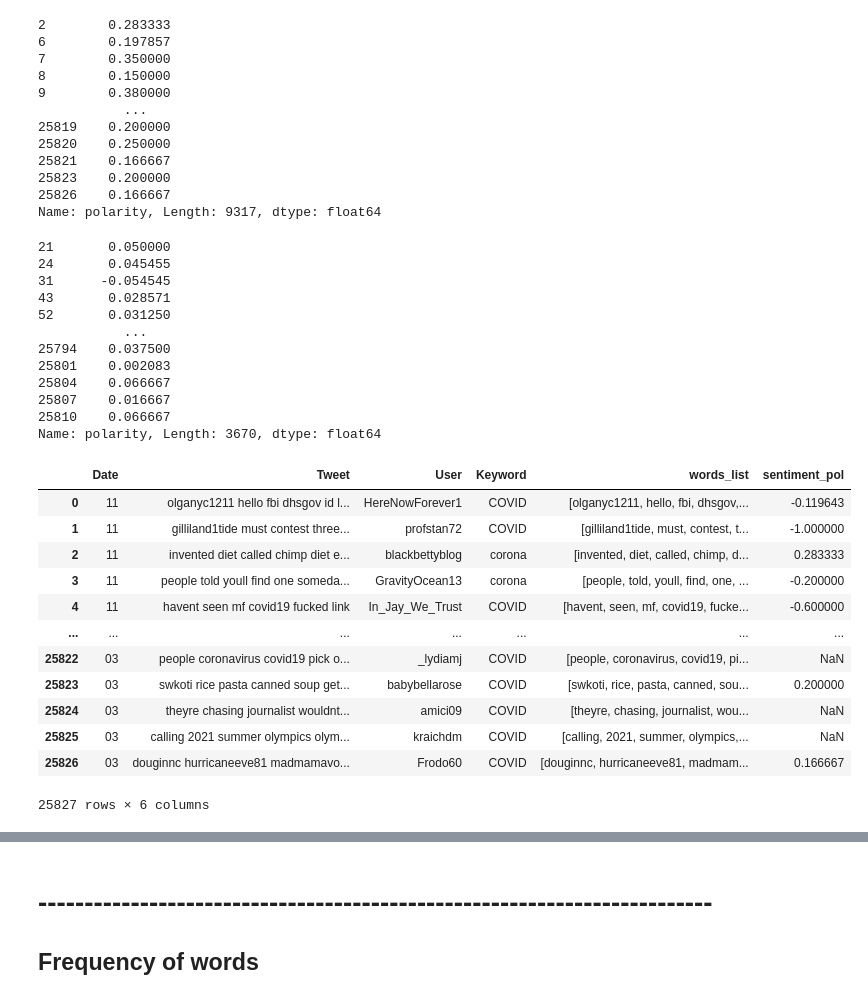
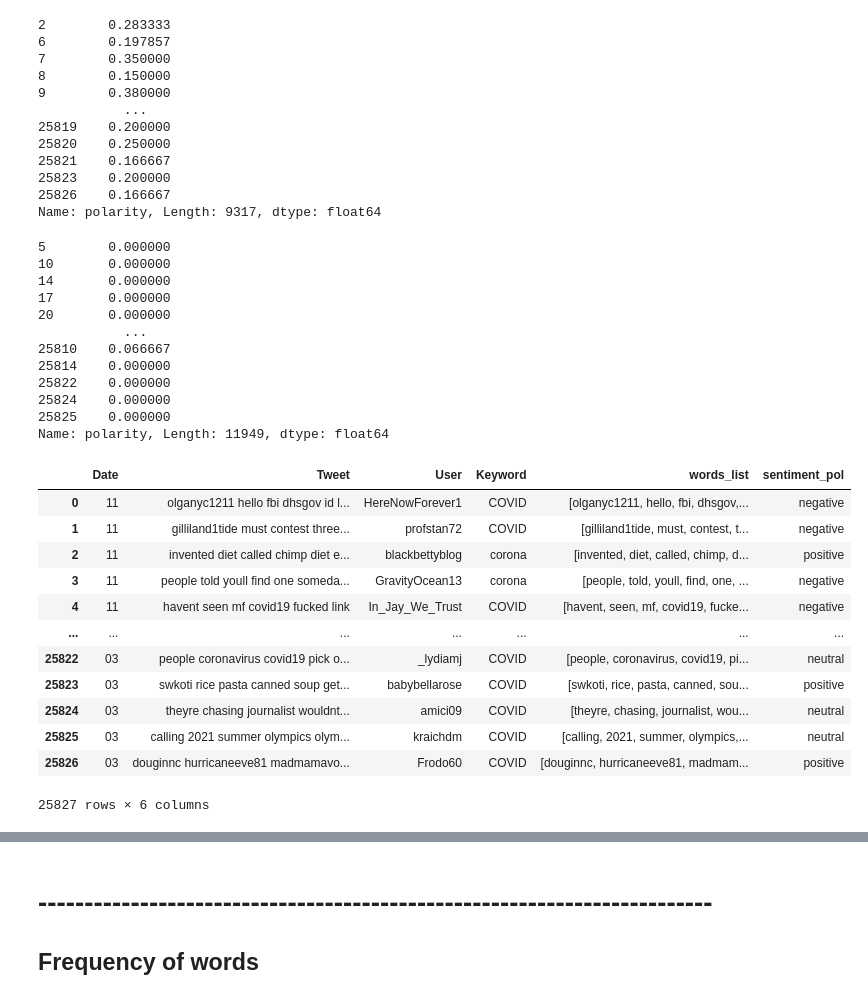
Before and after one commit to AndrewEdward37/67364_Final_Project, a Jupyter notebook: analysis.ipynb, the cells around one changed output, grey strips where cells are left out. Saved outputs shown, nothing was run; the diff lists cells and outputs as text; code cells hidden in the pictures.

```diff
--- a/analysis.ipynb
+++ b/analysis.ipynb
@@ -380,7 +380,7 @@ print(sentiment_values[0])
 # Create dataframe containing the polarity value and tweet text
 
 sentiment_df = pd.DataFrame(sentiment_values, columns=["polarity", "tweet"])
-sentiment_df = sentiment_df[sentiment_df.polarity != 0]
+# sentiment_df = sentiment_df[sentiment_df.polarity != 0]
 #print(sentiment_df)
 x = sentiment_df['polarity'].values # array with polarity only
 
@@ -431,33 +447,42 @@ neutrals = neutrals[neutrals < 0.1]
 neutrals = neutrals[neutrals > -0.1]
 neutrals
 # %% [output]
-21       0.050000
-24       0.045455
-31      -0.054545
-43       0.028571
-52       0.031250
+5        0.000000
+10       0.000000
+14       0.000000
+17       0.000000
+20       0.000000
            ...
-25794    0.037500
-25801    0.002083
-25804    0.066667
-25807    0.016667
 25810    0.066667
-Name: polarity, Length: 3670, dtype: float64
+25814    0.000000
+25822    0.000000
+25824    0.000000
+25825    0.000000
+Name: polarity, Length: 11949, dtype: float64
+# %%
+def polarity_category(pol):
+    if (pol < 0.1 and pol > -0.1):
+        return "neutral"
+    if pol >= 0.1:
+        return "positive"
+    if pol <= -0.1:
+        return "negative"
 # %%
 covid_19_tweets['sentiment_pol'] = sentiment_df['polarity']
+covid_19_tweets['sentiment_pol'] = covid_19_tweets['sentiment_pol'].apply(lambda x: polarity_category(x))
 covid_19_tweets
 # %% [output]
 |  | Date | Tweet | User | Keyword | words_list | sentiment_pol |
-| 0 | 11 | olganyc1211 hello fbi dhsgov id l... | HereNowForever1 | COVID | [olganyc1211, hello, fbi, dhsgov,... | -0.119643 |
-| 1 | 11 | gilliland1tide must contest three... | profstan72 | COVID | [gilliland1tide, must, contest, t... | -1.000000 |
-| 2 | 11 | invented diet called chimp diet e... | blackbettyblog | corona | [invented, diet, called, chimp, d... | 0.283333 |
-| 3 | 11 | people told youll find one someda... | GravityOcean13 | corona | [people, told, youll, find, one, ... | -0.200000 |
-| 4 | 11 | havent seen mf covid19 fucked link | In_Jay_We_Trust | COVID | [havent, seen, mf, covid19, fucke... | -0.600000 |
+| 0 | 11 | olganyc1211 hello fbi dhsgov id l... | HereNowForever1 | COVID | [olganyc1211, hello, fbi, dhsgov,... | negative |
+| 1 | 11 | gilliland1tide must contest three... | profstan72 | COVID | [gilliland1tide, must, contest, t... | negative |
+| 2 | 11 | invented diet called chimp diet e... | blackbettyblog | corona | [invented, diet, called, chimp, d... | positive |
+| 3 | 11 | people told youll find one someda... | GravityOcean13 | corona | [people, told, youll, find, one, ... | negative |
+| 4 | 11 | havent seen mf covid19 fucked link | In_Jay_We_Trust | COVID | [havent, seen, mf, covid19, fucke... | negative |
 | ... | ... | ... | ... | ... | ... | ... |
-| 25822 | 03 | people coronavirus covid19 pick o... | _lydiamj | COVID | [people, coronavirus, covid19, pi... | NaN |
-| 25823 | 03 | swkoti rice pasta canned soup get... | babybellarose | COVID | [swkoti, rice, pasta, canned, sou... | 0.200000 |
-| 25824 | 03 | theyre chasing journalist wouldnt... | amici09 | COVID | [theyre, chasing, journalist, wou... | NaN |
-| 25825 | 03 | calling 2021 summer olympics olym... | kraichdm | COVID | [calling, 2021, summer, olympics,... | NaN |
-| 25826 | 03 | douginnc hurricaneeve81 madmamavo... | Frodo60 | COVID | [douginnc, hurricaneeve81, madmam... | 0.166667 |
+| 25822 | 03 | people coronavirus covid19 pick o... | _lydiamj | COVID | [people, coronavirus, covid19, pi... | neutral |
+| 25823 | 03 | swkoti rice pasta canned soup get... | babybellarose | COVID | [swkoti, rice, pasta, canned, sou... | positive |
+| 25824 | 03 | theyre chasing journalist wouldnt... | amici09 | COVID | [theyre, chasing, journalist, wou... | neutral |
+| 25825 | 03 | calling 2021 summer olympics olym... | kraichdm | COVID | [calling, 2021, summer, olympics,... | neutral |
+| 25826 | 03 | douginnc hurricaneeve81 madmamavo... | Frodo60 | COVID | [douginnc, hurricaneeve81, madmam... | positive |
 25827 rows × 6 columns
 # %%
```
Also changed, not shown: parts of 13 cells of this notebook.
